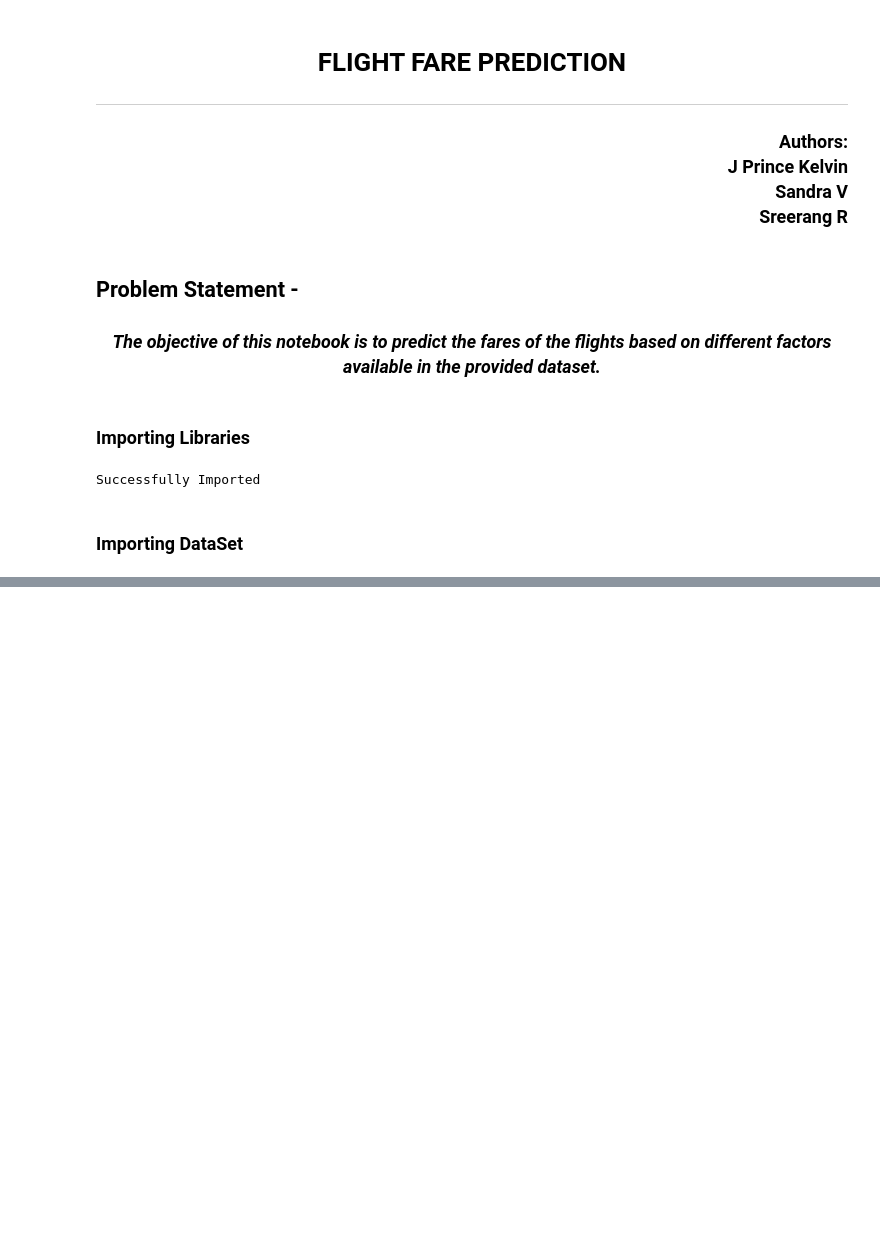
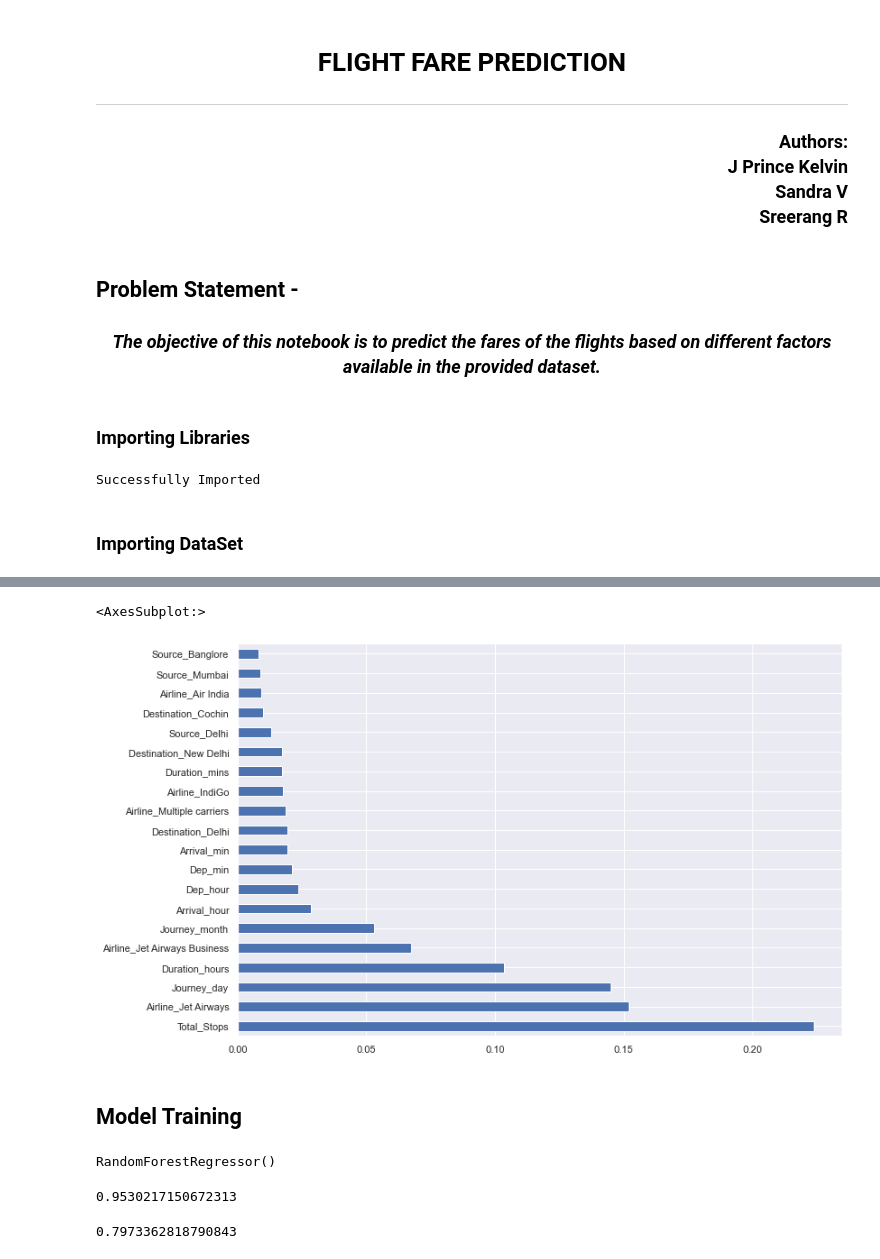
Before and after one commit to jpkelvin/Flight_Fare_Prediction, a Jupyter notebook: Flight_Fare_Prediction.ipynb, the cells around one changed output, grey strips where cells are left out. Cells and saved outputs as stored; diff of their text form; code cells hidden in the pictures; blank space fills up the shorter version.

```diff
--- a/Flight_Fare_Prediction.ipynb
+++ b/Flight_Fare_Prediction.ipynb
@@ -41,0 +307,2 @@ zope.interface                     5.3.0
+# %%
+data_train.drop(["Airline", "Source", "Destination"], axis = 1, inplace = True)
@@ -41,0 +444,13 @@ zope.interface                     5.3.0
+# %%
+X = data_train.loc[:, ['Total_Stops', 'Journey_day', 'Journey_month', 'Dep_hour',
+       'Dep_min', 'Arrival_hour', 'Arrival_min', 'Duration_hours',
+       'Duration_mins', 'Airline_Air Asia', 'Airline_Air India',
+       'Airline_GoAir', 'Airline_IndiGo', 'Airline_Jet Airways',
+       'Airline_Jet Airways Business', 'Airline_Multiple carriers',
+       'Airline_Multiple carriers Premium economy', 'Airline_SpiceJet',
+       'Airline_Trujet', 'Airline_Vistara', 'Airline_Vistara Premium economy',
+       'Source_Banglore', 'Source_Chennai', 'Source_Delhi', 'Source_Kolkata',
+       'Source_Mumbai', 'Destination_Banglore', 'Destination_Cochin',
+       'Destination_Delhi', 'Destination_Hyderabad', 'Destination_Kolkata',
+       'Destination_New Delhi']]
+X.head()
@@ -41,0 +499,10 @@ zope.interface                     5.3.0
+# %%
+#plot graph of feature importances for better visualization
+plt.figure(figsize = (12,8))
+feat_importances = pd.Series(selection.feature_importances_, index=X.columns)
+feat_importances.nlargest(20).plot(kind='barh')
+# %% [output]
+<AxesSubplot:>
+[figure, added]
+# %% [markdown]
+## Model Training
@@ -41,0 +512,6 @@ zope.interface                     5.3.0
+# %%
+from sklearn.ensemble import RandomForestRegressor
+reg = RandomForestRegressor()
+reg.fit(X_train, y_train)
+# %% [output]
+RandomForestRegressor()
@@ -41,0 +520,8 @@ zope.interface                     5.3.0
+# %%
+reg.score(X_train, y_train)
+# %% [output]
+0.9530217150672313
+# %%
+reg.score(X_test, y_test)
+# %% [output]
+0.7973362818790843
```
Also changed, not shown: parts of 88 cells of this notebook, 6 other files.
